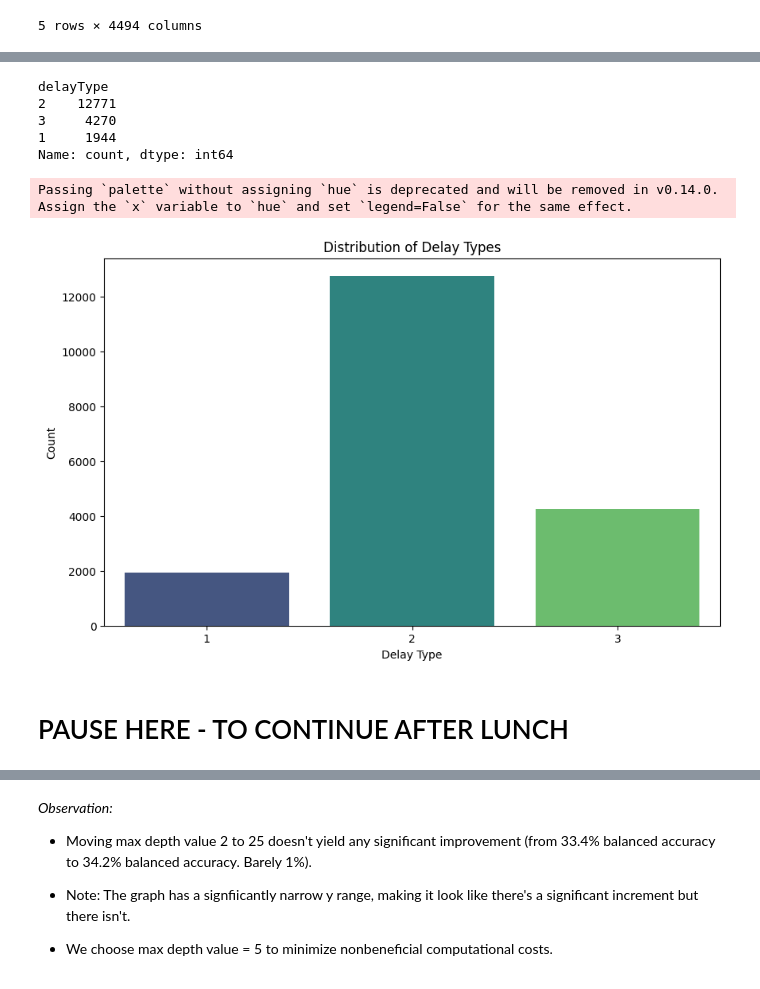
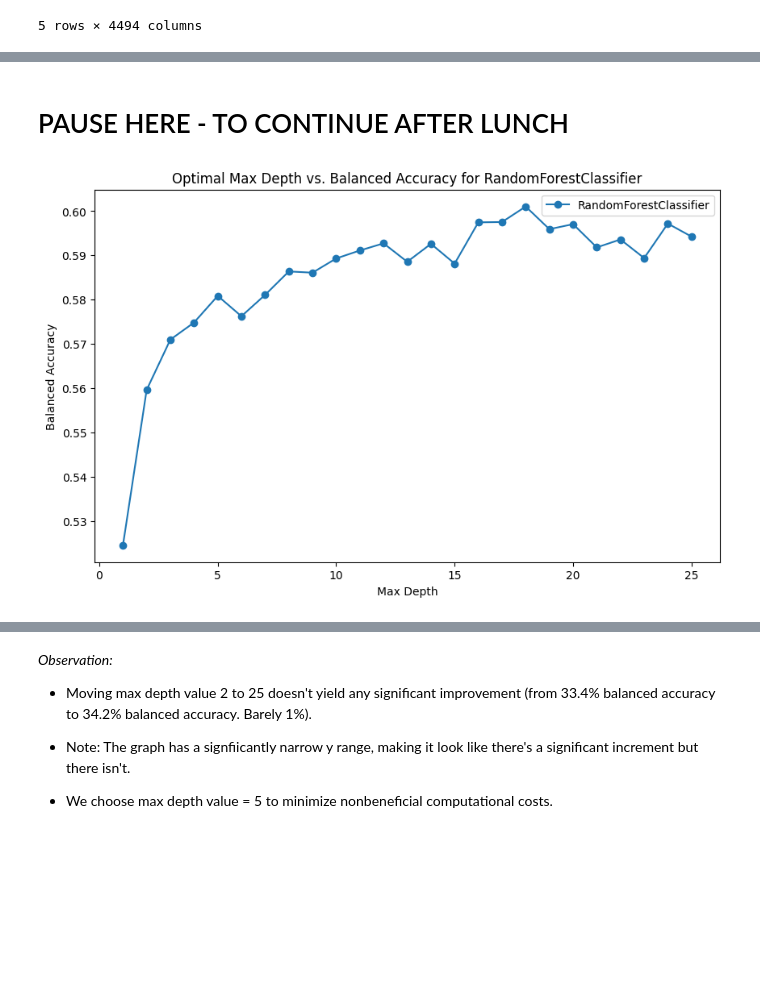
Before and after one commit to lee-data/TTC-streetcar-delay, a Jupyter notebook: src/New working file - Ly - 13Nov.ipynb, the cells around one changed output, grey strips where cells are left out. Cells and saved outputs as stored; diff of their text form; code cells hidden in the pictures; blank space fills up the shorter version.

Commit message:
Got optimal 'elbow' graphs for max-depth & n numbers of estimators.

```diff
--- a/src/New working file - Ly - 13Nov.ipynb
+++ b/src/New working file - Ly - 13Nov.ipynb
@@ -514,15 +394,9 @@ Column 'delayType' is currently numerical (datatype) with 3 unique values.
 # %%
 # Drop the following columns: incident_date, incident_time, min_gap, lineID. min_delay
-df_cleaned = df.drop(['incident_date','incident_time', 'min_gap'], axis=1)
+df_cleaned = df_cleaned.drop(['incident_date','incident_time', 'min_gap', 'lineId', 'lineName'], axis=1)
 # %%
 # Check the distribution of delayType
 print(df_cleaned['delayType'].value_counts())
-# %% [output]
-delayType
-2    12771
-3     4270
-1     1944
-Name: count, dtype: int64
 # %%
 # Visualize this with a whisker plot:
 delay_type_counts = df_cleaned['delayType'].value_counts()
@@ -533,12 +407,9 @@ plt.title('Distribution of Delay Types')
 plt.xlabel('Delay Type')
 plt.ylabel('Count')
 plt.show()
-# %% [output]
-Passing `palette` without assigning `hue` is deprecated and will be removed in v0.14.0. Assign the `x` variable to `hue` and set `legend=False` for the same effect.
-[figure, removed]
 # %%
 # Define X and y:
-X = df_cleaned.drop(columns=['min_delay', 'lineName', 'delayType'])
+X = df_cleaned.drop(columns=['min_delay', 'delayType'])
 y = df_cleaned['delayType']
 # %% [markdown]
 # PAUSE HERE - TO CONTINUE AFTER LUNCH
@@ -544,0 +420,36 @@ y = df_cleaned['delayType']
+# %%
+# Import necessary libraries
+from sklearn.model_selection import train_test_split, StratifiedKFold, cross_val_score
+from sklearn.ensemble import RandomForestClassifier
+import matplotlib.pyplot as plt
+
+# Step 1: Split data into training and test sets with stratification
+X_train, X_test, y_train, y_test = train_test_split(X, y, test_size=0.3, stratify=y, random_state=42)
+
+# Convert y_train to integer if it’s categorical
+y_train = y_train.astype(int)
+
+# Step 2: Set up stratified cross-validation on the training set
+stratified_cv = StratifiedKFold(n_splits=5, shuffle=True, random_state=42)
+
+# Step 3: Tune max_depth on the training set using stratified cross-validation
+max_depth_range = range(1, 26)
+balanced_accuracy_depth = []
+
+for max_depth in max_depth_range:
+    rf_temp = RandomForestClassifier(max_depth=max_depth, class_weight='balanced', random_state=42)
+    # Perform cross-validation with balanced accuracy scoring
+    scores = cross_val_score(rf_temp, X_train, y_train, cv=stratified_cv, scoring='balanced_accuracy')
+    mean_score = scores.mean()
+    balanced_accuracy_depth.append(mean_score)
+
+# Plot the results
+plt.figure(figsize=(10, 6))
+plt.plot(max_depth_range, balanced_accuracy_depth, label="RandomForestClassifier", marker='o')
+plt.title("Optimal Max Depth vs. Balanced Accuracy for RandomForestClassifier")
+plt.xlabel("Max Depth")
+plt.ylabel("Balanced Accuracy")
+plt.legend()
+plt.show()
+# %% [output]
+[figure, added]
```
Also changed, not shown: parts of 24 cells of this notebook.
